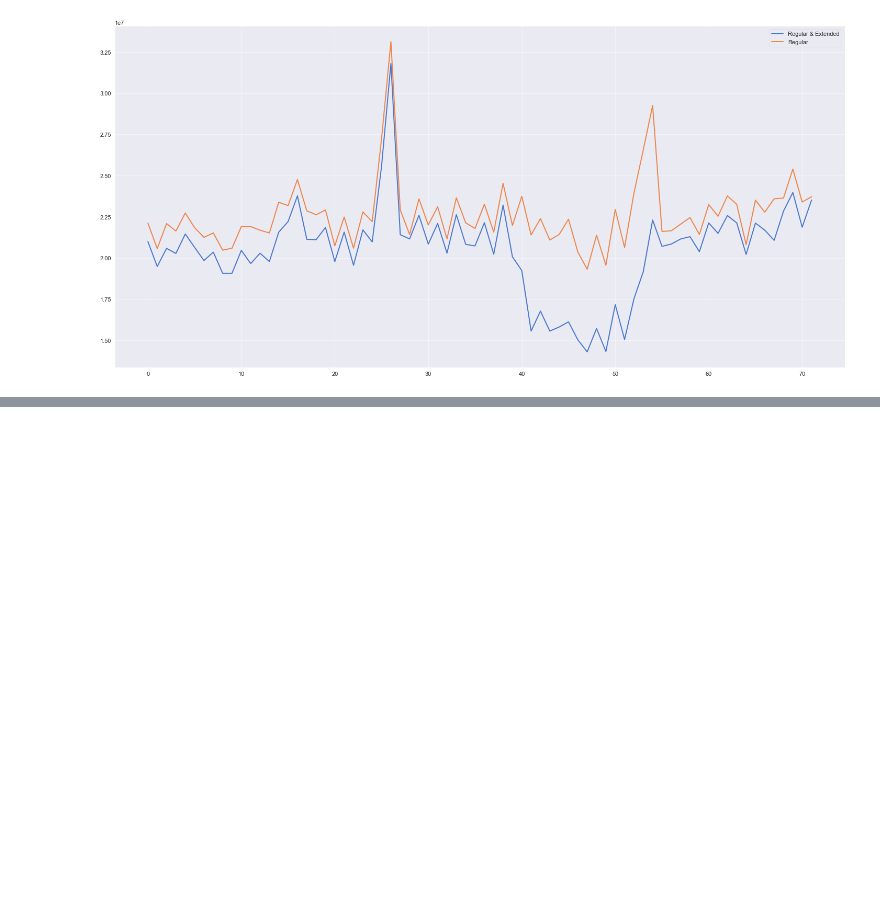
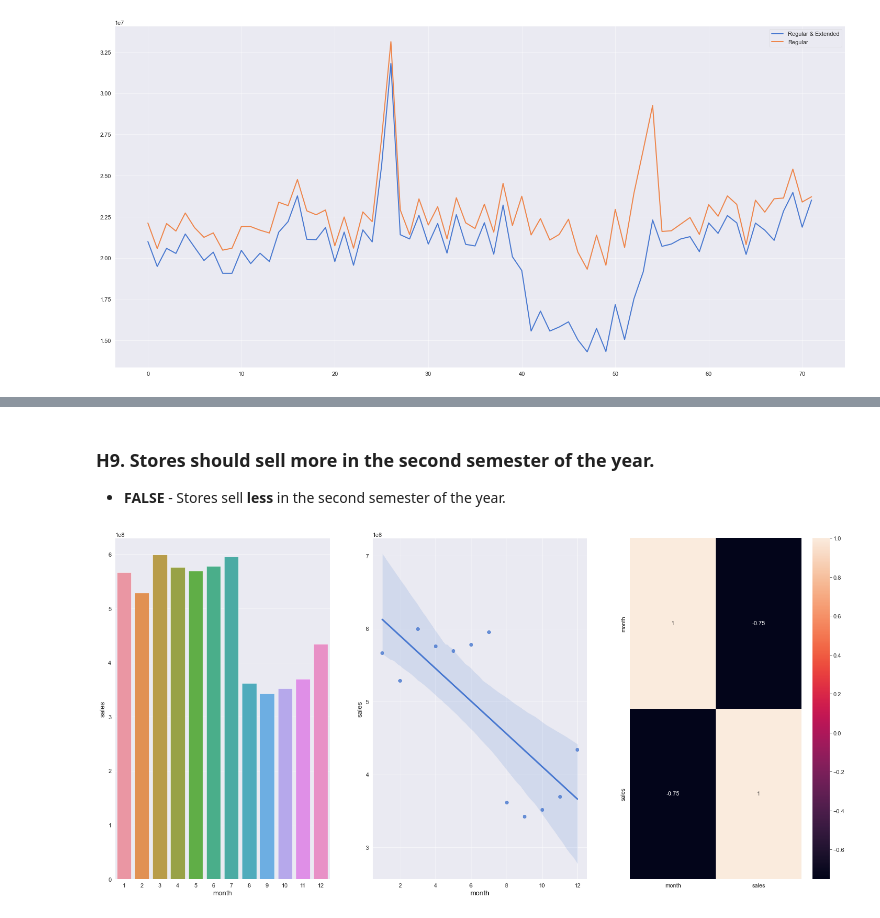
Before and after one commit to Gutscs/Rossmann-Forecasting-Sales, a Jupyter notebook: RossmanSales.ipynb, the cells around one changed output, grey strips where cells are left out. Saved outputs shown, nothing was run; the diff lists cells and outputs as text; code cells hidden in the pictures; blank space fills up the shorter version.

```diff
--- a/RossmanSales.ipynb
+++ b/RossmanSales.ipynb
@@ -732,0 +769,19 @@ ax.legend( labels = ['Regular & Extended', 'Regular'] );
+# %% [markdown]
+### H9. Stores should sell more in the second semester of the year.
+* **FALSE** - Stores sell **less** in the second semester of the year.
+# %%
+df_aux1 = df4[['month', 'sales']].groupby( 'month' ).sum().reset_index()
+
+# bar plot of sales per year
+plt.subplot(1, 3, 1)
+sns.barplot( x = 'month', y = 'sales' , data = df_aux1);
+
+# reg plot of sales per year
+plt.subplot(1, 3, 2)
+sns.regplot( x = 'month', y = 'sales' , data = df_aux1);
+
+# strength of the correlation between sales and year
+plt.subplot(1, 3, 3)
+sns.heatmap( df_aux1.corr( method = 'pearson'), annot = True);
+# %% [output]
+[figure, added]
```
Also changed, not shown: parts of 25 cells of this notebook.
